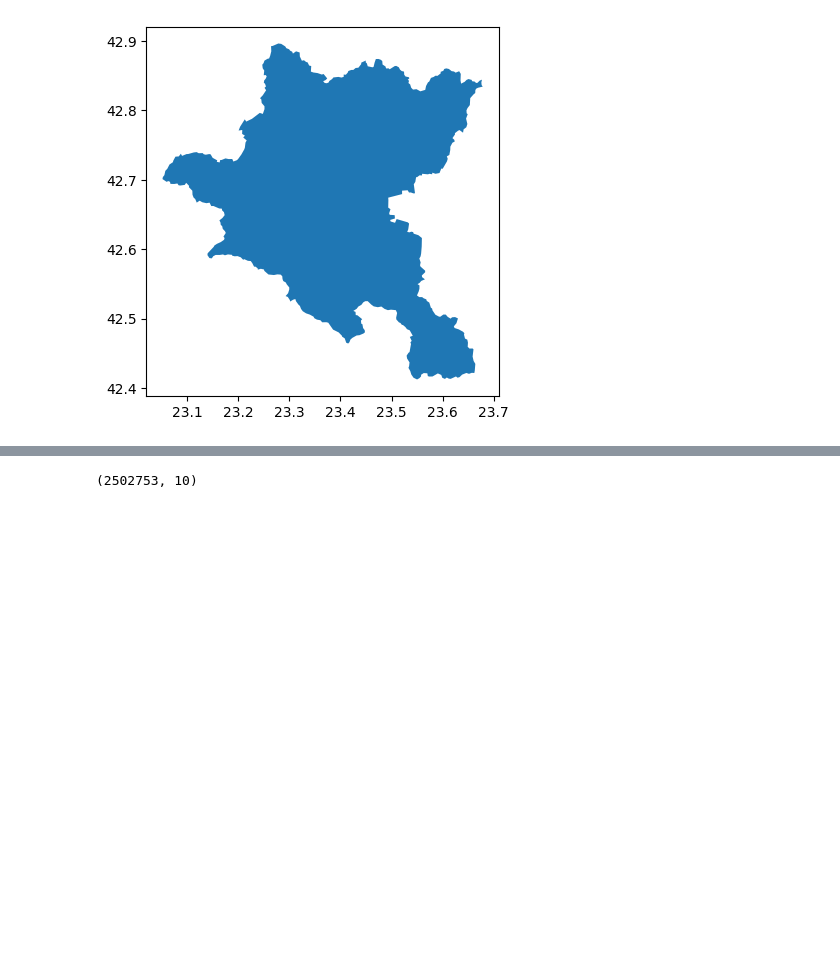
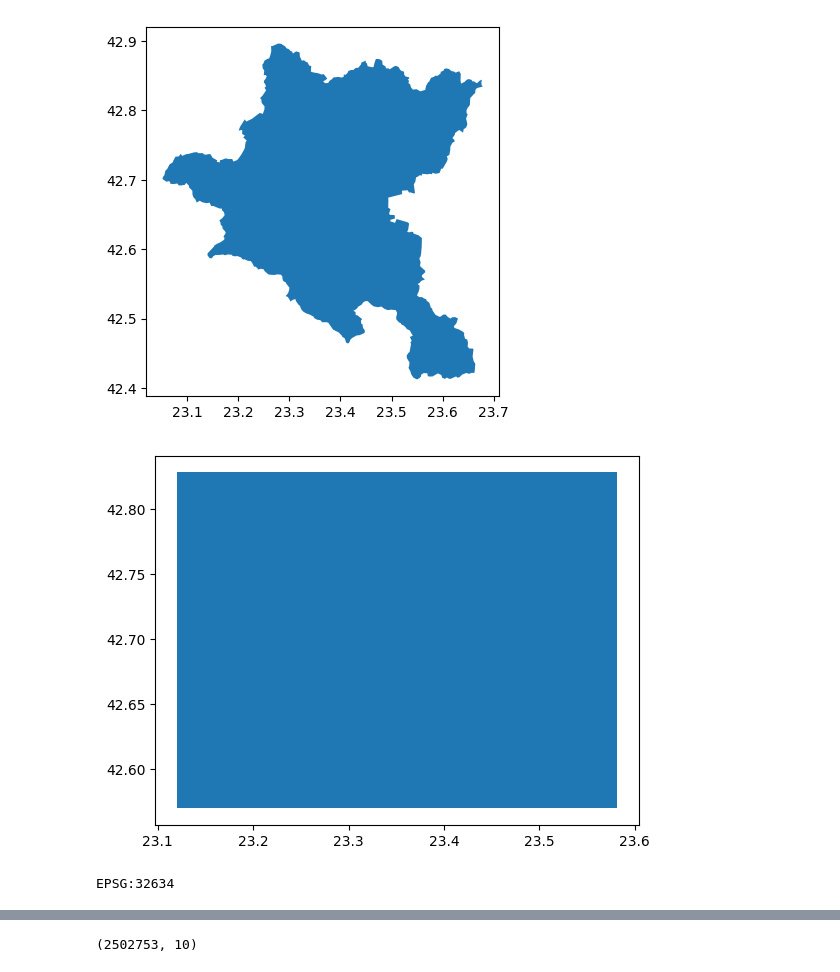
Before and after one commit to HeavyHelium/lst-prediction, a Jupyter notebook: dataset-formation.ipynb, the cells around one changed output, grey strips where cells are left out. Saved outputs shown, nothing was run; the diff lists cells and outputs as text; code cells hidden in the pictures; blank space fills up the shorter version.

```diff
--- a/dataset-formation.ipynb
+++ b/dataset-formation.ipynb
@@ -97,6 +98,12 @@ sofia.plot()
 plt.show()
 # %% [output]
 [figure]
+# %%
+sofia_zoomed = gpd.read_file('shapefiles/closeup.geojson')
+sofia_zoomed.plot()
+plt.show()
+# %% [output]
+[figure, added]
 # %%
 # now we clip
 
@@ -110,11 +117,14 @@ def clip_raster(image_path, shapefile_path):
                          "width": out_image.shape[2],
                          "transform": out_transform})
         return out_image, out_meta
-# with rio.open('data/images/LC08_184030_20141001.tif') as src:
-#     print(src.crs)
-#     sofia = sofia.to_crs(src.crs)
+with rio.open('data/images/LC08_184030_20141001.tif') as src:
+    print(src.crs)
+    sofia = sofia.to_crs(src.crs)
+    sofia_zoomed = sofia_zoomed.to_crs(src.crs)
 
 # out_image, out_meta = clip_raster('data/images/LC08_184030_20141001.tif', sofia.geometry)
+# %% [output]
+EPSG:32634
 # %%
 import os
 import rasterio as rio
```
Also changed, not shown: parts of 10 cells of this notebook, 30 other files.
